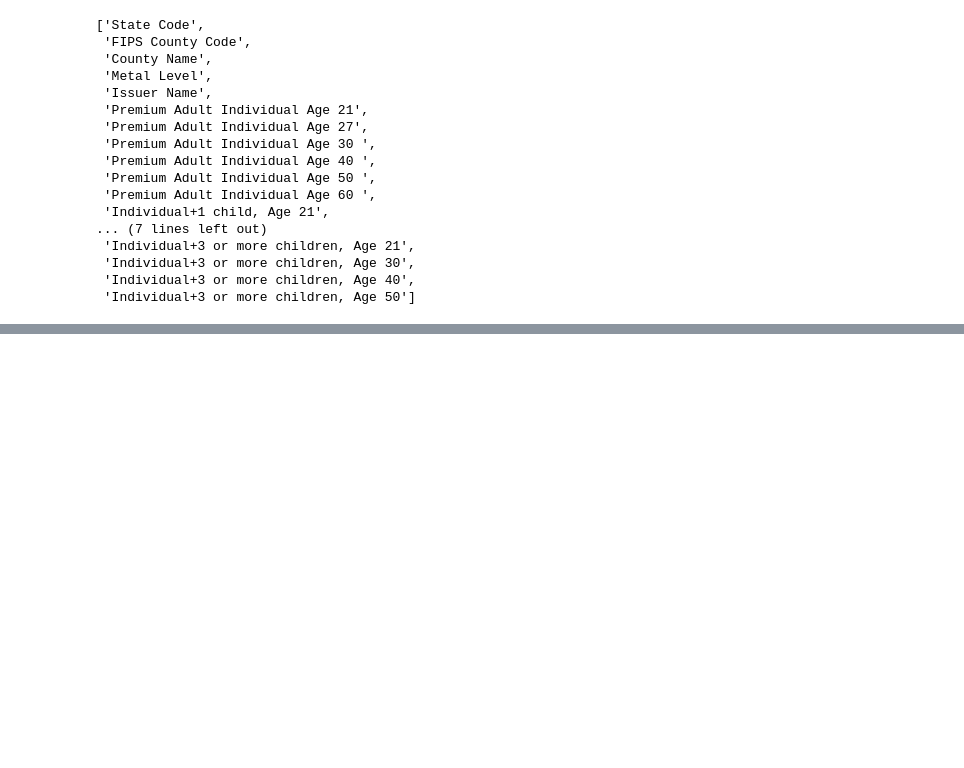
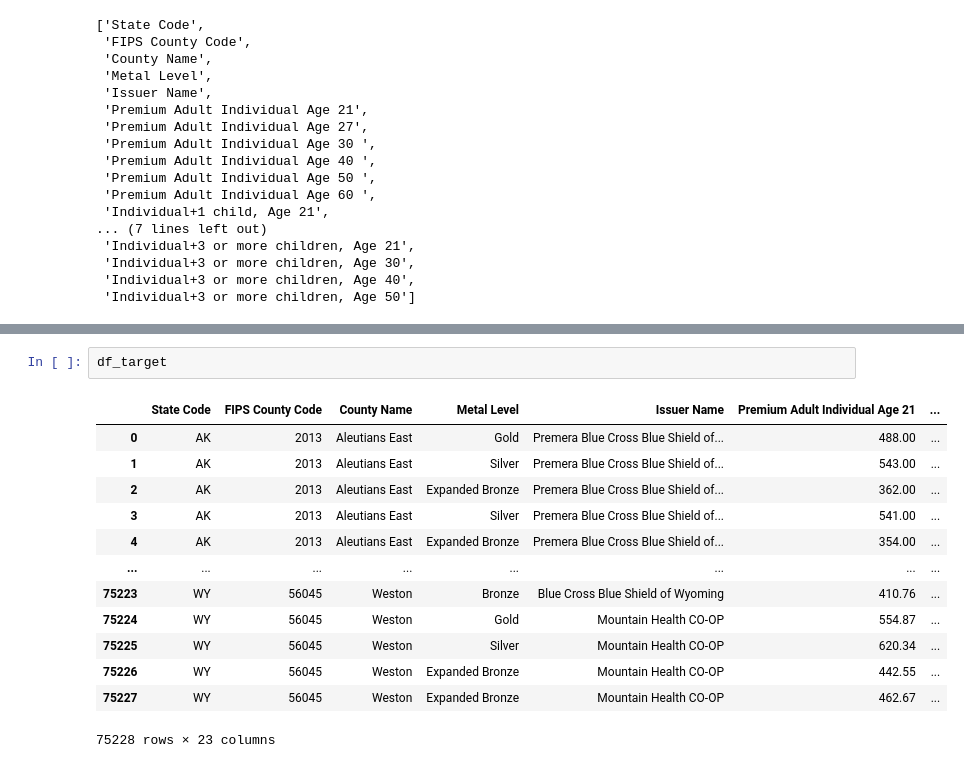
Before and after one commit to duyhho/Dynahealth-Backend, a Jupyter notebook: COVID-Visualization.ipynb, the cells around one changed output, grey strips where cells are left out. Saved outputs shown, nothing was run; the diff lists cells and outputs as text; blank space fills up the shorter version.

```diff
--- a/COVID-Visualization.ipynb
+++ b/COVID-Visualization.ipynb
@@ -169,0 +176,16 @@ for yr in range(2017,2022):
+# %%
+df_target
+# %% [output]
+|  | State Code | FIPS County Code | County Name | Metal Level | Issuer Name | Premium Adult Individual Age 21 | ... |
+| 0 | AK | 2013 | Aleutians East | Gold | Premera Blue Cross Blue Shield of... | 488.00 | ... |
+| 1 | AK | 2013 | Aleutians East | Silver | Premera Blue Cross Blue Shield of... | 543.00 | ... |
+| 2 | AK | 2013 | Aleutians East | Expanded Bronze | Premera Blue Cross Blue Shield of... | 362.00 | ... |
+| 3 | AK | 2013 | Aleutians East | Silver | Premera Blue Cross Blue Shield of... | 541.00 | ... |
+| 4 | AK | 2013 | Aleutians East | Expanded Bronze | Premera Blue Cross Blue Shield of... | 354.00 | ... |
+| ... | ... | ... | ... | ... | ... | ... | ... |
+| 75223 | WY | 56045 | Weston | Bronze | Blue Cross Blue Shield of Wyoming | 410.76 | ... |
+| 75224 | WY | 56045 | Weston | Gold | Mountain Health CO-OP | 554.87 | ... |
+| 75225 | WY | 56045 | Weston | Silver | Mountain Health CO-OP | 620.34 | ... |
+| 75226 | WY | 56045 | Weston | Expanded Bronze | Mountain Health CO-OP | 442.55 | ... |
+| 75227 | WY | 56045 | Weston | Expanded Bronze | Mountain Health CO-OP | 462.67 | ... |
+75228 rows × 23 columns
```
Also changed, not shown: parts of 21 cells of this notebook, 2 other files.
